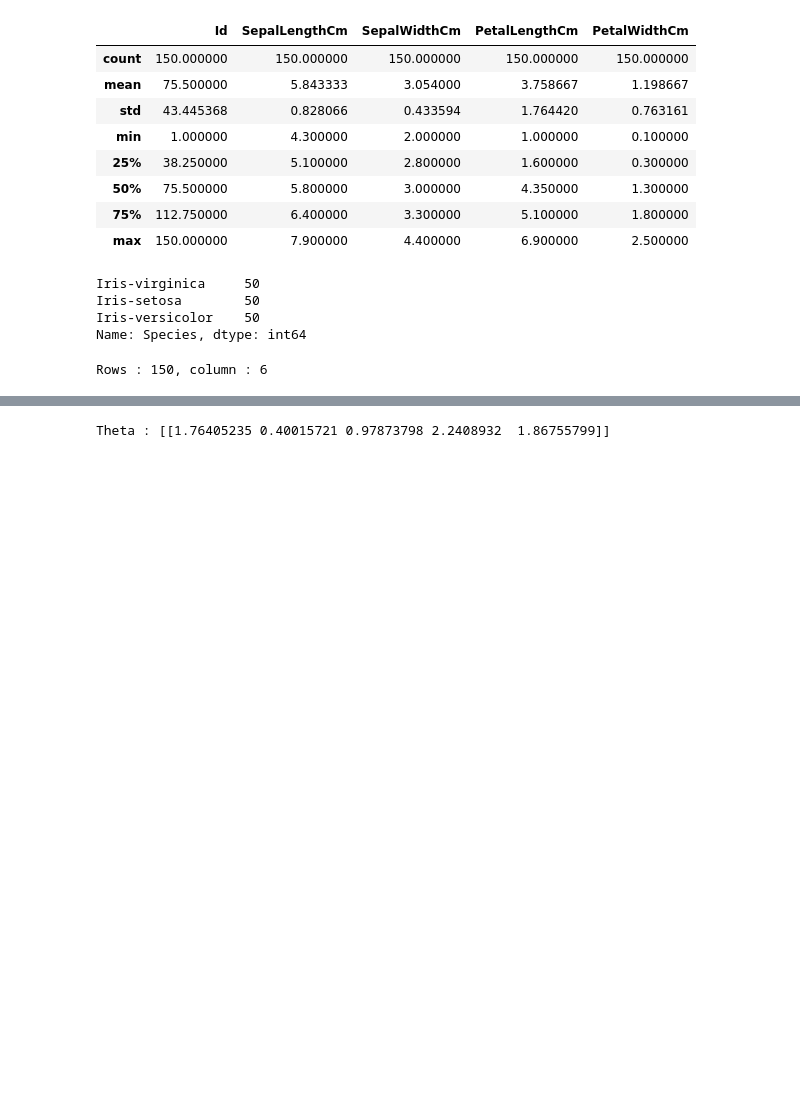
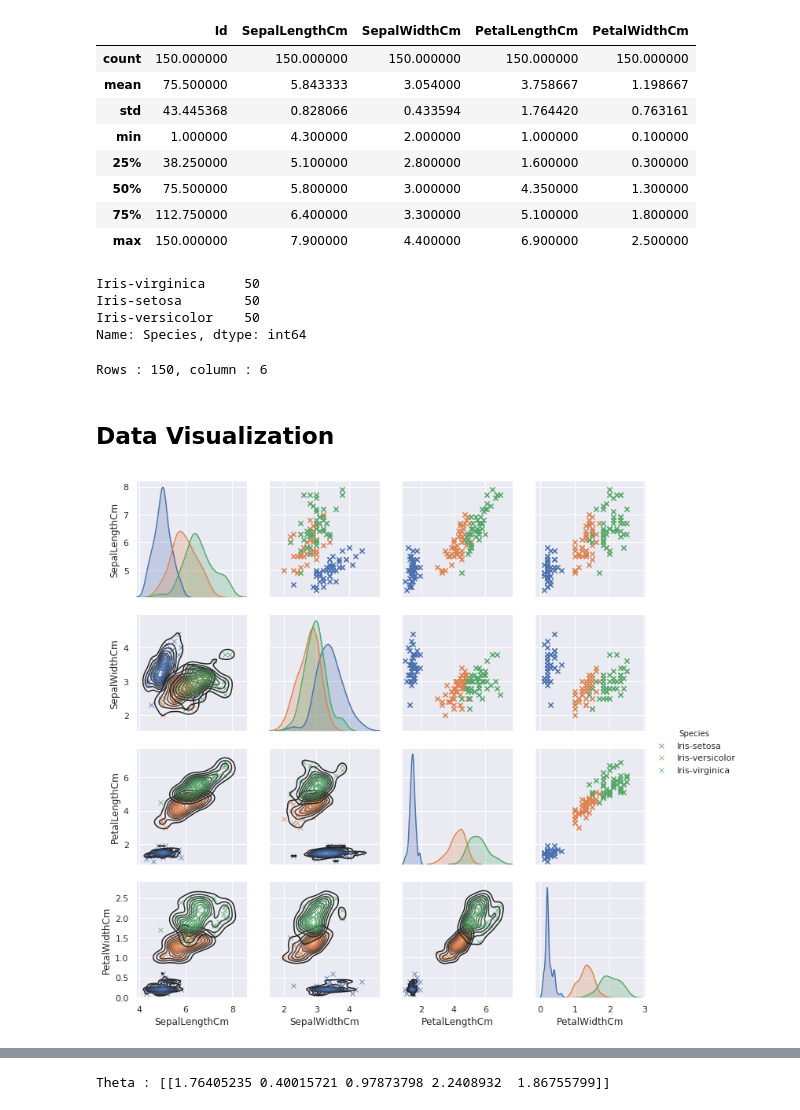
Before and after one commit to amarlearning/Linear-Regression-Iris-Dataset, a Jupyter notebook: linear-regression-on-iris-dataset.ipynb, the cells around one changed output, grey strips where cells are left out. Drawn from its saved outputs; the diff is of its cells as text; code cells hidden in the pictures; blank space fills up the shorter version.

```diff
--- a/linear-regression-on-iris-dataset.ipynb
+++ b/linear-regression-on-iris-dataset.ipynb
@@ -64,3 +79,12 @@ rows, col = data.shape
 print("Rows : %s, column : %s" % (rows, col))
 # %% [output]
 Rows : 150, column : 6
+# %% [markdown]
+## **Data Visualization**
+# %%
+snsdata = data.drop(['Id'], axis=1)
+g = sns.pairplot(snsdata, hue='Species', markers='x')
+g = g.map_upper(plt.scatter)
+g = g.map_lower(sns.kdeplot)
+# %% [output]
+[figure, added]
```
Also changed, not shown: parts of 6 cells of this notebook.
